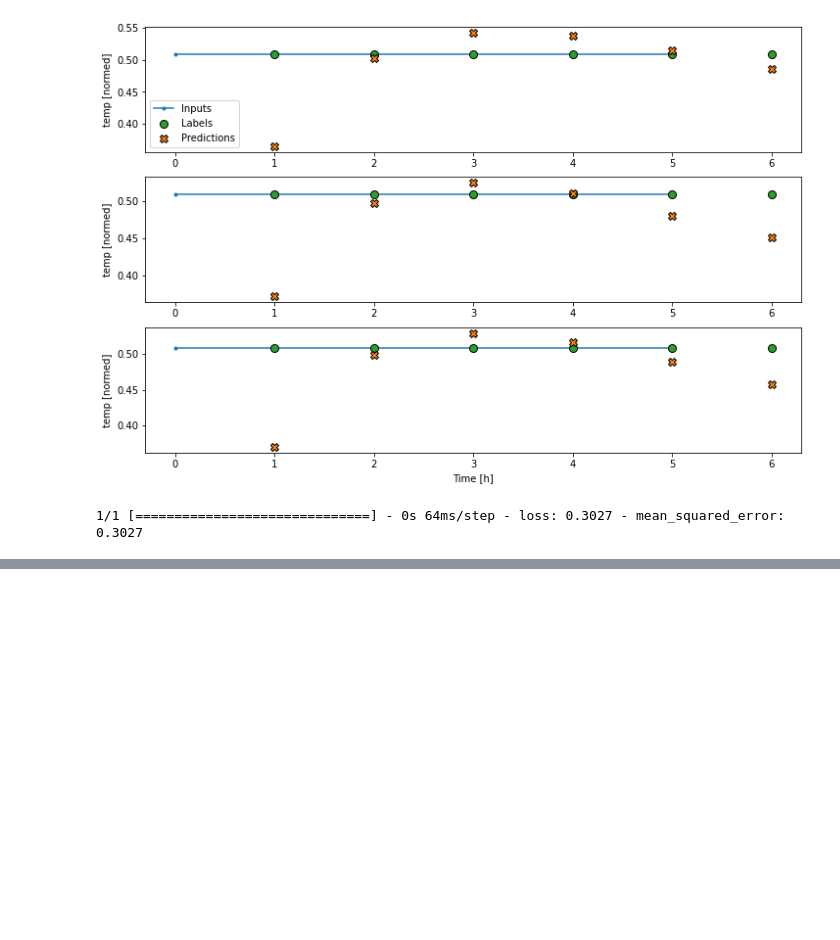
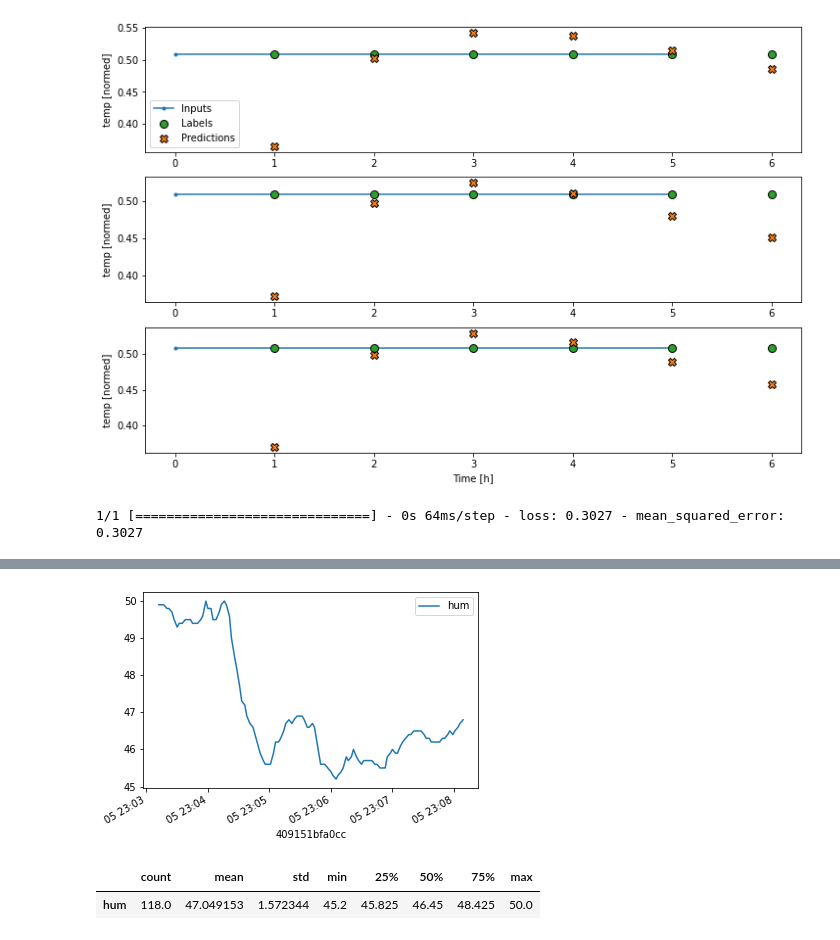
Before and after one commit to andreagurioli1995/IoT-Air-Quality-Monitoring-System, a Jupyter notebook: forecasting/forecasting-LSTM.ipynb, the cells around one changed output, grey strips where cells are left out. Drawn from its saved outputs; the diff is of its cells as text; code cells hidden in the pictures; blank space fills up the shorter version.

```diff
--- a/forecasting/forecasting-LSTM.ipynb
+++ b/forecasting/forecasting-LSTM.ipynb
@@ -381,0 +377,5 @@ performance['LSTM'] = lstm_model.evaluate(wide_window.test, verbose=0)
+# %%
+dataset_path = "hum.csv"
+df = pd.read_csv(dataset_path)
+date_time = pd.to_datetime(df.pop('409151bfa0cc'), format='%Y-%m-%d %H:%M:%S')
+df.rename(columns={'409151bfa0cc.1':'hum'},inplace=True)
@@ -381,0 +391,13 @@ performance['LSTM'] = lstm_model.evaluate(wide_window.test, verbose=0)
+# %%
+#evolution over time of our data
+plot_cols = ['hum']
+plot_features = df[plot_cols]
+plot_features.index = date_time
+_ = plot_features.plot(subplots=True)
+# %% [output]
+[figure, added]
+# %%
+df.describe().transpose()
+# %% [output]
+|  | count | mean | std | min | 25% | 50% | 75% | max |
+| hum | 118.0 | 47.049153 | 1.572344 | 45.2 | 45.825 | 46.45 | 48.425 | 50.0 |
```
Also changed, not shown: parts of 15 cells of this notebook.
